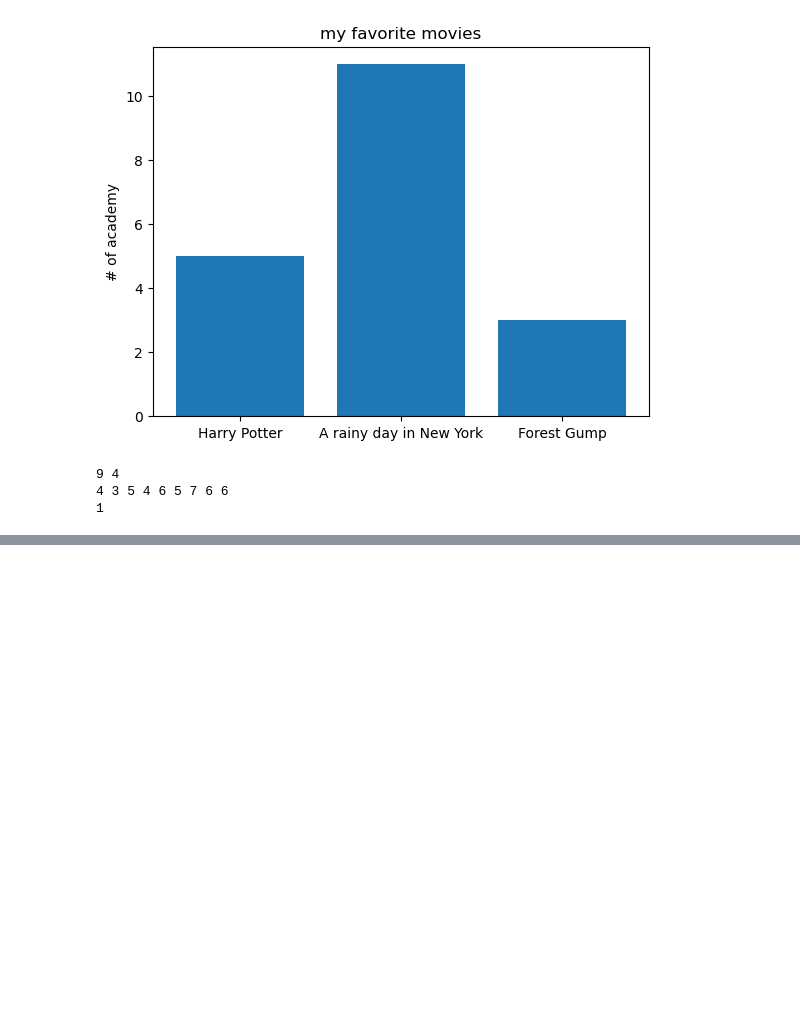
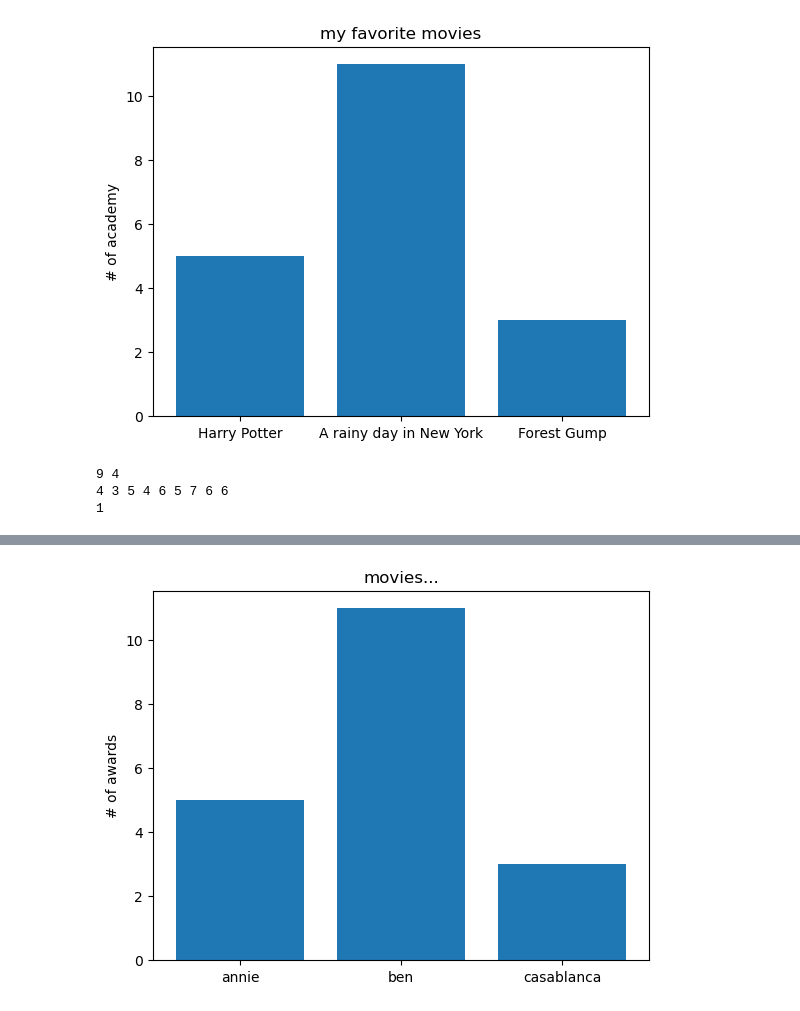
Before and after one commit to htchoi1006/algorithm-study, a Jupyter notebook: Untitled.ipynb, the cells around one changed output, grey strips where cells are left out. Drawn from its saved outputs; the diff is of its cells as text; code cells hidden in the pictures; blank space fills up the shorter version.

```diff
--- a/Untitled.ipynb
+++ b/Untitled.ipynb
@@ -2900,0 +2955,11 @@ print(ans)
+# %%
+movies = ["annie", "ben", "casablanca"]
+num_oscars = [5, 11, 3]
+
+plt.bar(movies, num_oscars)
+
+plt.title("movies...")
+plt.ylabel('# of awards')
+plt.show()
+# %% [output]
+[figure, added]
```
Also changed, not shown: parts of 39 cells of this notebook, 1 other file.
